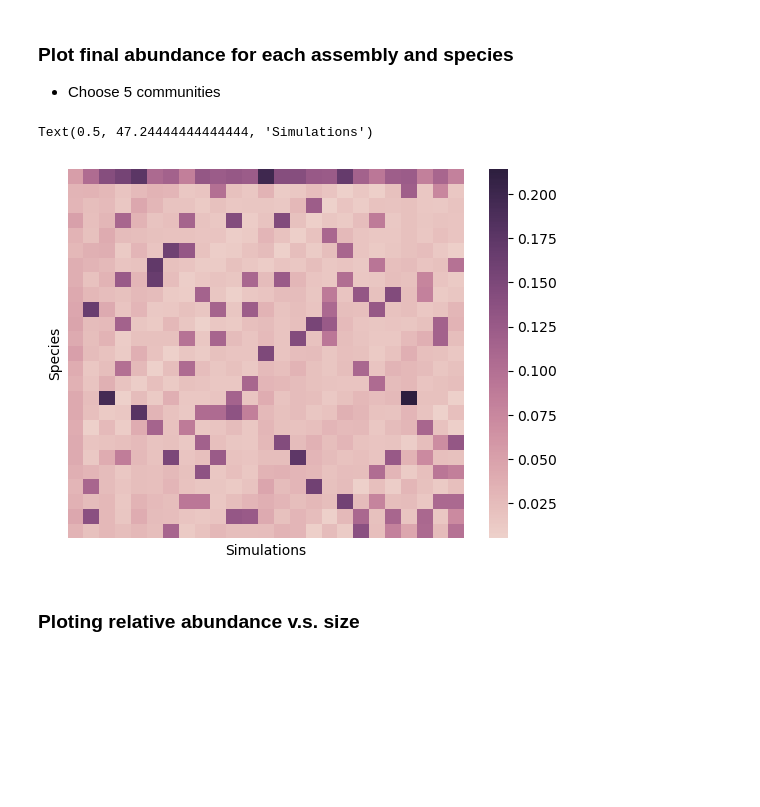
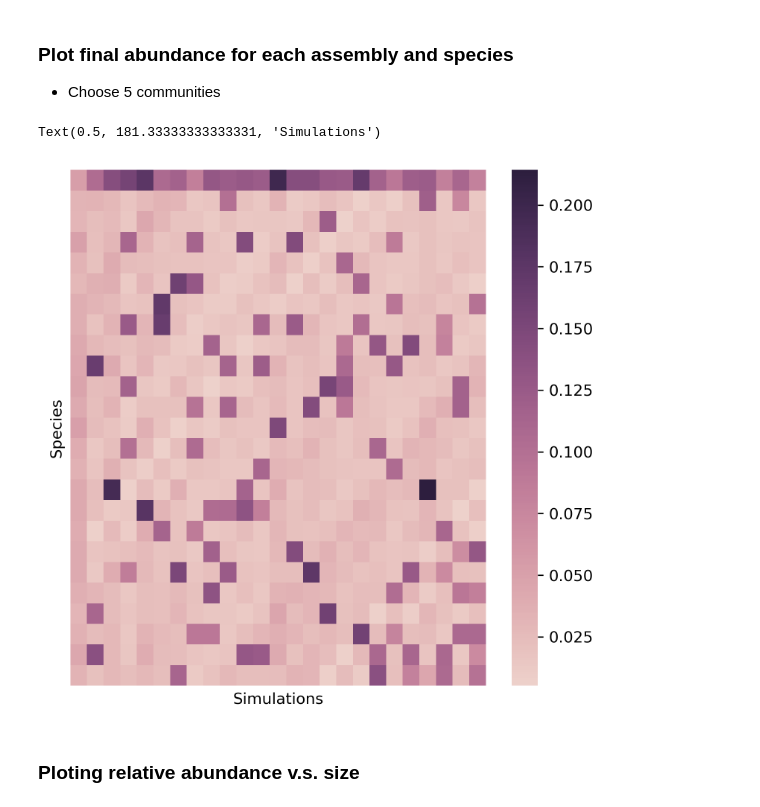
Before and after one commit to IVAN-Hu-yi/CellSizeBCA, a Jupyter notebook: Code/simulation.ipynb, the cells around one changed output. Cells and saved outputs as stored; diff of their text form; code cells hidden in the pictures; blank space fills up the shorter version.

```diff
--- a/Code/simulation.ipynb
+++ b/Code/simulation.ipynb
@@ -73,13 +74,15 @@ abundance25 = np.empty((N, 25))
 for i, assembly in enumerate(C5):
     abundance25[:, i] = assembly[:, -1]
 abundance25 = abundance25/np.sum(abundance25, axis=0)
-sns.heatmap(abundance25, cmap=sns.cubehelix_palette(as_cmap=True)
-, xticklabels=False, yticklabels=False)
-plt.ylabel('Species')
-plt.xlabel('Simulations')
-# %% [output]
-Text(0.5, 47.24444444444444, 'Simulations')
-[figure, removed]
+# %%
+plt.figure(figsize=(6, 6), dpi=300)
+sns.heatmap(abundance25, cmap=sns.cubehelix_palette(as_cmap=True)
+, xticklabels=False, yticklabels=False)
+plt.ylabel('Species')
+plt.xlabel('Simulations')
+# %% [output]
+Text(0.5, 181.33333333333331, 'Simulations')
+[figure, added]
 # %% [markdown]
 ### Ploting relative abundance v.s. size
 # %%
```
Also changed, not shown: parts of 14 cells of this notebook.
